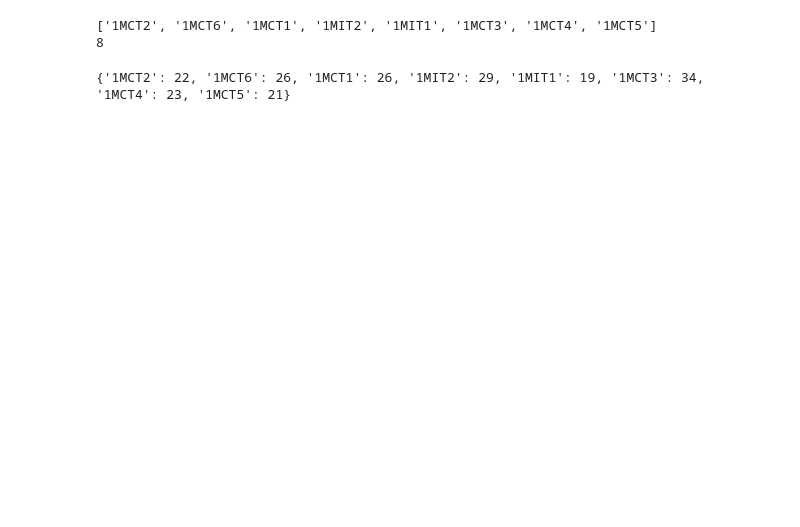
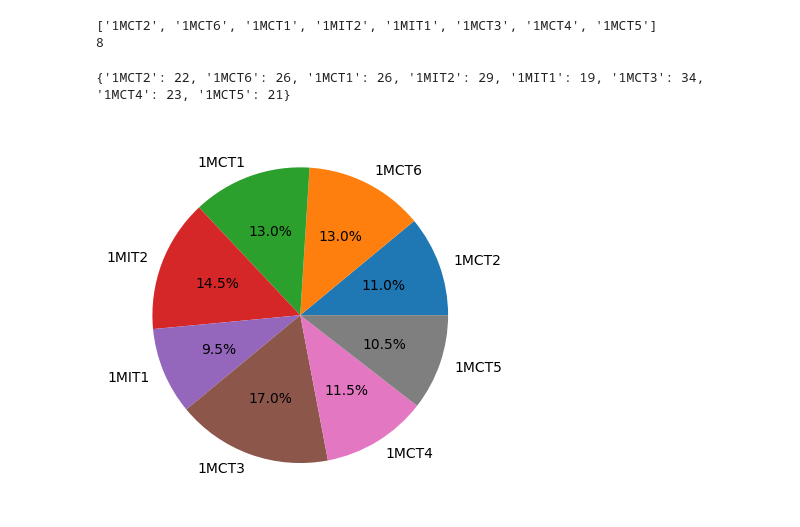
Before and after one commit to bleuzetim/PythonMCT, a Jupyter notebook: Programming/fast/fastTaak1.ipynb, the cells around one changed output. Drawn from its saved outputs; the diff is of its cells as text; code cells hidden in the pictures; blank space fills up the shorter version.

Commit message:
Add graphs

```diff
--- a/Programming/fast/fastTaak1.ipynb
+++ b/Programming/fast/fastTaak1.ipynb
@@ -20,15 +22,21 @@ print(count)
 ['1MCT2', '1MCT6', '1MCT1', '1MIT2', '1MIT1', '1MCT3', '1MCT4', '1MCT5']
 8
 # %%
+
 dic ={}
 for j in d['klasgroep'].to_list():
     if j not in dic:
         dic[j] = 1
     else:
         dic[j] +=1
 print(dic)
+names = list(dic.keys())
+values = list(dic.values())
+plt.pie(values, labels=names, autopct='%1.1f%%')
+plt.show()
 # %% [output]
 {'1MCT2': 22, '1MCT6': 26, '1MCT1': 26, '1MIT2': 29, '1MIT1': 19, '1MCT3': 34, '1MCT4': 23, '1MCT5': 21}
+[figure, added]
 # %%
 dic ={'MCT':0,'MIT':0}
 for j in d['klasgroep'].to_list():
```
Also changed, not shown: parts of 5 cells of this notebook.
